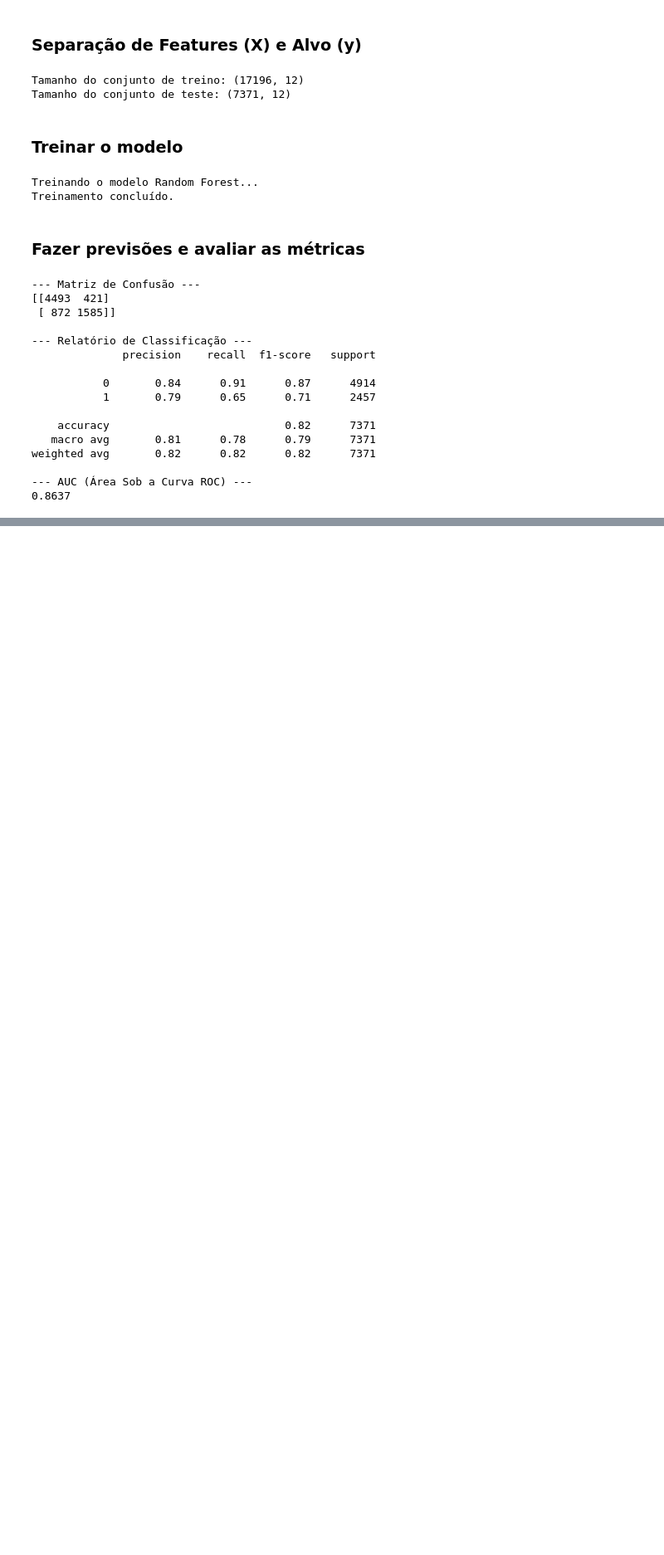
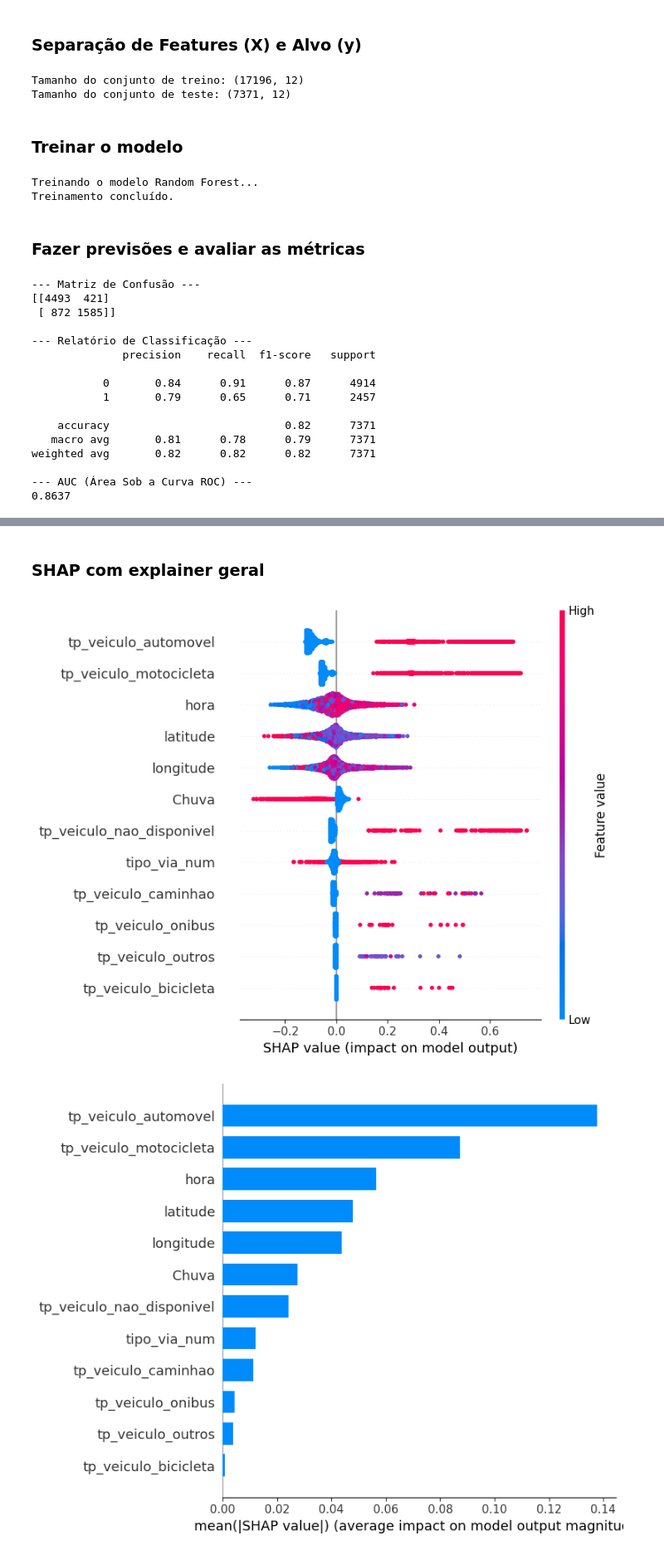
Before and after one commit to PedroSmithhh/TCC, a Jupyter notebook: random_forest.ipynb, the cells around one changed output, grey strips where cells are left out. Shown: that part at 83% size. Cells and saved outputs as stored; diff of their text form; code cells hidden in the pictures; blank space fills up the shorter version.

Commit message:
Adiciona shap

```diff
--- a/random_forest.ipynb
+++ b/random_forest.ipynb
@@ -88,0 +135,15 @@ weighted avg       0.82      0.82      0.82      7371
+# %% [markdown]
+### SHAP com explainer geral
+# %%
+explainer = shap.Explainer(model.predict_proba, X_train)
+shap_values = explainer(X_test)
+
+# Gráfico de Resumo Detalhado (Beeswarm) para a classe 1
+# Usamos max_display para mostrar as 15 features mais importantes
+shap.summary_plot(shap_values[:, :, 1], X_test, max_display=15, show=True)
+
+# Gráfico de Barras (Importância Global) para a classe 1
+shap.summary_plot(shap_values[:, :, 1], X_test, plot_type="bar", max_display=15, show=True)
+# %% [output]
+[figure, added]
+[figure, added]
```
Also changed, not shown: parts of 3 cells of this notebook.
